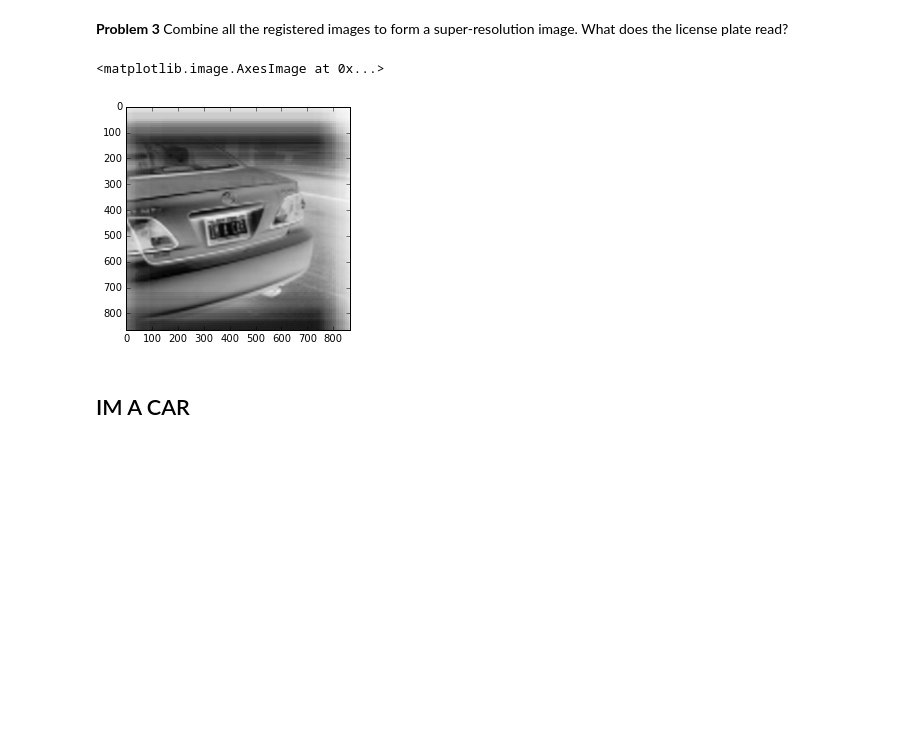
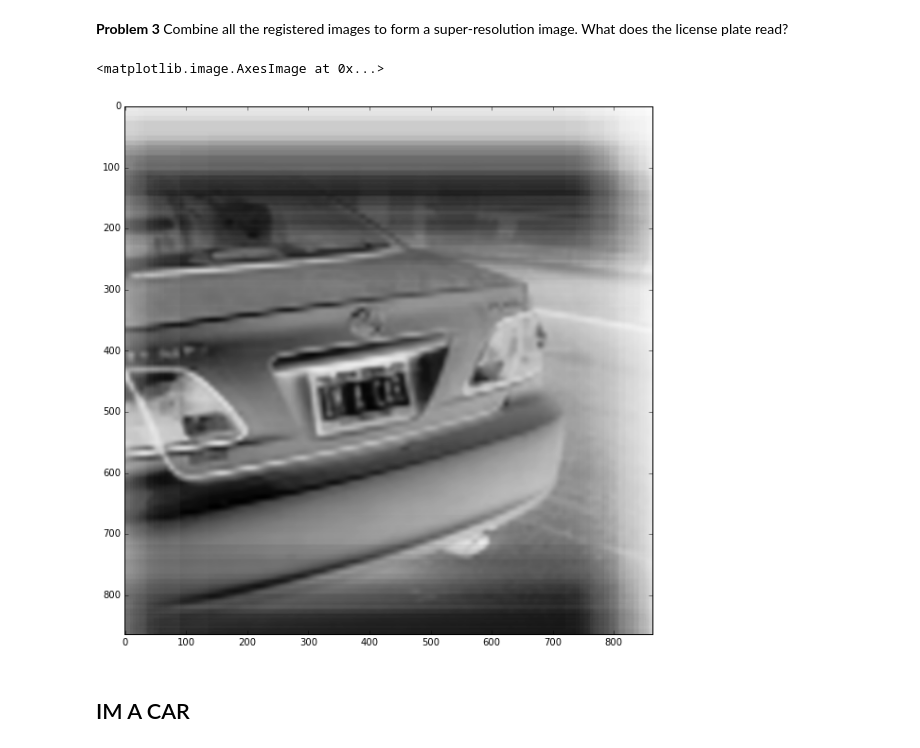
Before and after one commit to cyivy1992/AY250-homeworks, a Jupyter notebook: hw_1/hw_1_assignment.ipynb, the cells around one changed output. Drawn from its saved outputs; the diff is of its cells as text; code cells hidden in the pictures; blank space fills up the shorter version.

```diff
--- a/hw_1/hw_1_assignment.ipynb
+++ b/hw_1/hw_1_assignment.ipynb
@@ -173,10 +173,11 @@ for i, (image, shift) in enumerate(zip(images_resized, offsets)):
 **Problem 3** Combine all the registered images to form a super-resolution image. What does the license plate read?
 # %%
 image_combined = np.mean(images_shifted, axis = 0) # equivalent as adding together
+plt.figure(figsize=(10,10))
 plt.imshow(image_combined, cmap=plt.cm.Greys)
 # %% [output]
 <matplotlib.image.AxesImage at 0x...>
-[figure, old version]
+[figure, new version]
 # %% [markdown]
 ## IM A CAR
 # %% [markdown]
```
Also changed, not shown: parts of 12 cells of this notebook.
